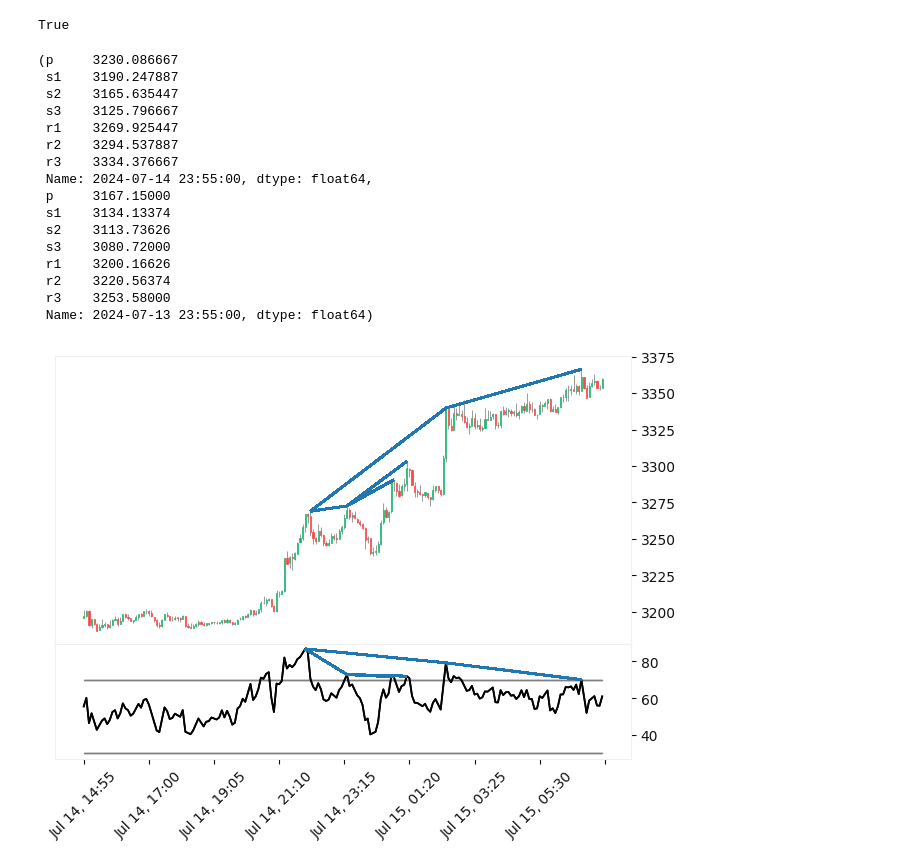
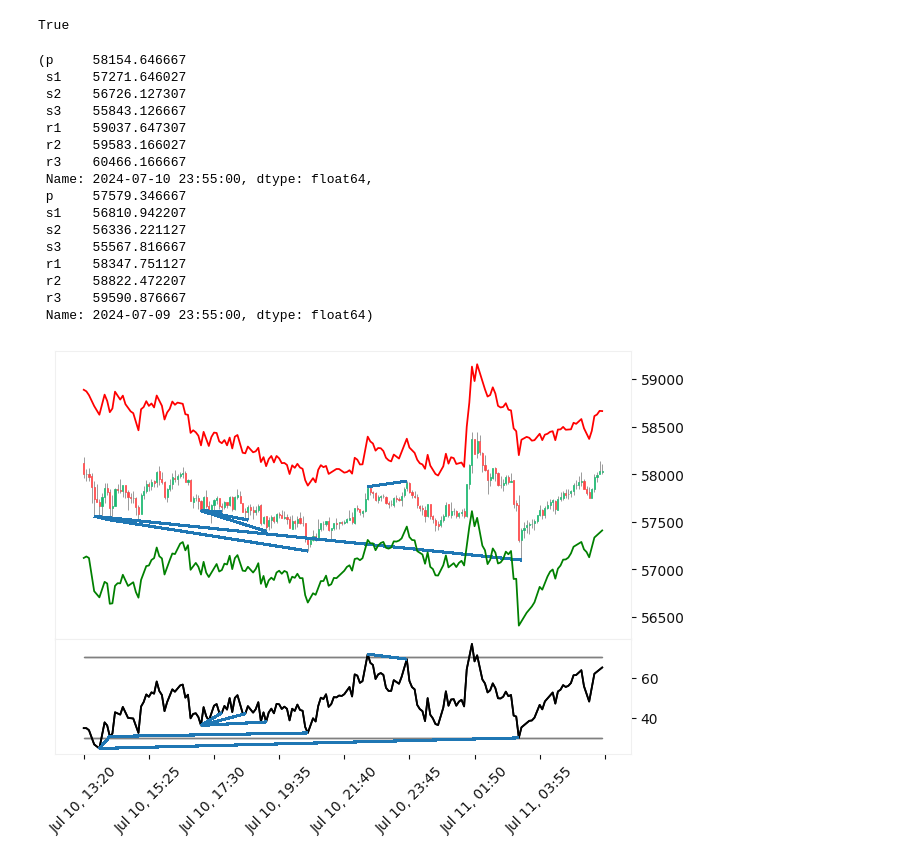
Before and after one commit to nguyenvantat1182002/rsi-signal-bot, a Jupyter notebook: rsi-signal-bot.ipynb, the cells around one changed output. Saved outputs shown, nothing was run; the diff lists cells and outputs as text; code cells hidden in the pictures.

```diff
--- a/rsi-signal-bot.ipynb
+++ b/rsi-signal-bot.ipynb
@@ -220,11 +220,12 @@ def pivot_points(_open, high, low, close, anchor=None, method=None):
 
     return pivots_df
 # %%
-rates = mt5.copy_rates_from_pos('ETHUSD', mt5.TIMEFRAME_M5, 0, 1000)
+rates = mt5.copy_rates_from_pos('BTCUSD', mt5.TIMEFRAME_M5, 1200, 1000)
 
 df = pd.DataFrame(rates)
 df['time'] = pd.to_datetime(rates['time'], unit='s')
 df['rsi'] = ta.rsi(df['close'], 14)
+df['atr'] = ta.atr(df['high'], df['low'], df['close'], 14)
 
 df.dropna(inplace=True)
 df.set_index(df['time'], inplace=True)
@@ -247,43 +248,45 @@ day_before_yesterday_points = points.loc[points.index.date == day_before_yesterd
 
 yesterday_points.iloc[-1], day_before_yesterday_points.iloc[-1]
 # %% [output]
-(p     3230.086667
- s1    3190.247887
- s2    3165.635447
- s3    3125.796667
- r1    3269.925447
- r2    3294.537887
- r3    3334.376667
- Name: 2024-07-14 23:55:00, dtype: float64,
- p     3167.15000
- s1    3134.13374
- s2    3113.73626
- s3    3080.72000
- r1    3200.16626
- r2    3220.56374
- r3    3253.58000
- Name: 2024-07-13 23:55:00, dtype: float64)
+(p     58154.646667
+ s1    57271.646027
+ s2    56726.127307
+ s3    55843.126667
+ r1    59037.647307
+ r2    59583.166027
+ r3    60466.166667
+ Name: 2024-07-10 23:55:00, dtype: float64,
+ p     57579.346667
+ s1    56810.942207
+ s2    56336.221127
+ s3    55567.816667
+ r1    58347.751127
+ r2    58822.472207
+ r3    59590.876667
+ Name: 2024-07-09 23:55:00, dtype: float64)
 # %%
 df = df.tail(200)
 price_lines, rsi_lines = detect_divergence(df)
 
 plots = [
     mpf.make_addplot(df['rsi'], panel=1, color='black', fill_between=dict(y1=30, y2=30, color="gray")),
     mpf.make_addplot(df['rsi'], panel=1, color='black', fill_between=dict(y1=70, y2=70, color="gray")),
+    mpf.make_addplot(df['close'] + df['atr'] * 5, panel=0, color='r'),
+    mpf.make_addplot(df['close'] - df['atr'] * 5, panel=0, color='g'),
 ]
 style = mpf.make_mpf_style(base_mpf_style='yahoo', rc={'grid.alpha':0}, figcolor='#fff', facecolor="#fff")
 _, axs = mpf.plot(
     df,
     type='candle',
     style=style,
     volume=False,
     ylabel='',
     ylabel_lower='',
     addplot=plots,
     returnfig=True,
     alines=dict(alines=price_lines))
 
 rsi_lines = mpf._utils._construct_aline_collections(dict(alines=rsi_lines), df.index)
 axs[2].add_collection(rsi_lines);
 # %% [output]
-[figure, old version]
+[figure, new version]
```
